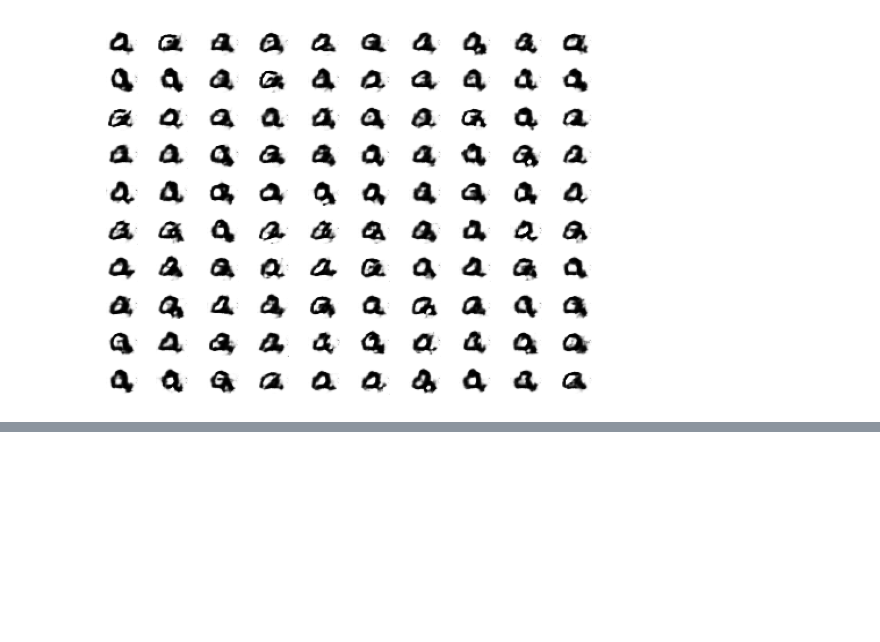
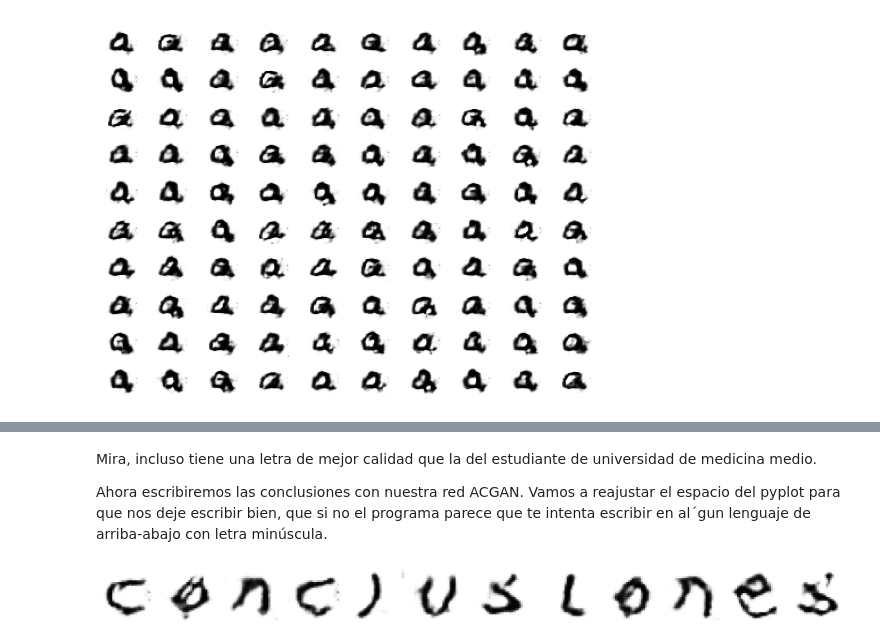
Before and after one commit to tardisfromtornspace/Agentes-Inteligentes, a Jupyter notebook: ACGAN-Algigantix.ipynb, the cells around one changed output, grey strips where cells are left out. Saved outputs shown, nothing was run; the diff lists cells and outputs as text; code cells hidden in the pictures; blank space fills up the shorter version.

Commit message:
Practica 3, la parte del ACGAN realizada con exito

```diff
--- a/ACGAN-Algigantix.ipynb
+++ b/ACGAN-Algigantix.ipynb
@@ -735,0 +744,10 @@ imprimir_texto_a_mano("Hola1Mundo", model, letrasPorLinea = 10)
+# %% [markdown]
+Mira, incluso tiene una letra de mejor calidad que la del estudiante de universidad de medicina medio.
+
+Ahora escribiremos las conclusiones con nuestra red ACGAN. Vamos a reajustar el espacio del pyplot para que nos deje escribir bien, que si no el programa parece que te intenta escribir en al´gun lenguaje de arriba-abajo con letra minúscula.
+# %%
+plt.rcParams.update({'figure.figsize': (30, 50),'figure.dpi': 128})
+# %%
+imprimir_texto_a_mano("Conclusiones\n", model, letrasPorLinea = 12, verboso=0)
+# %% [output]
+[figure, added]
```
Also changed, not shown: parts of 3 cells of this notebook.
